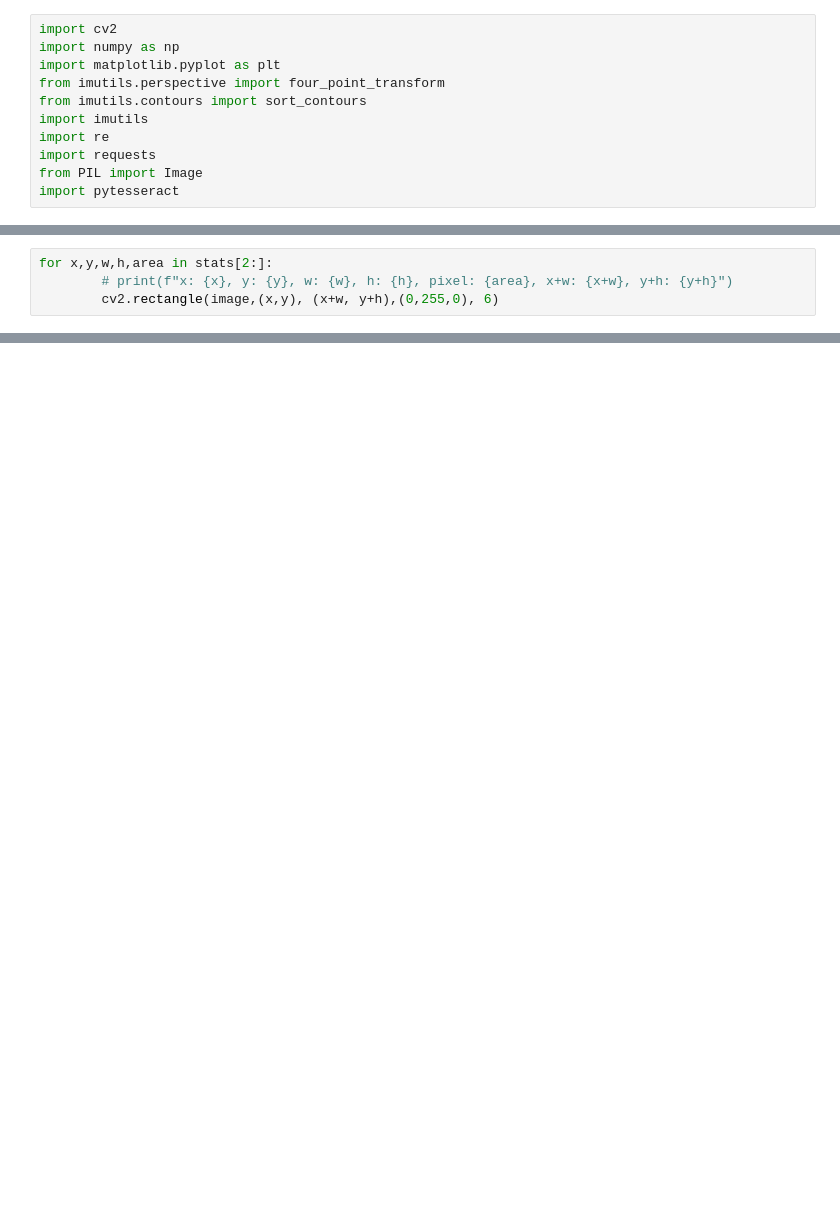
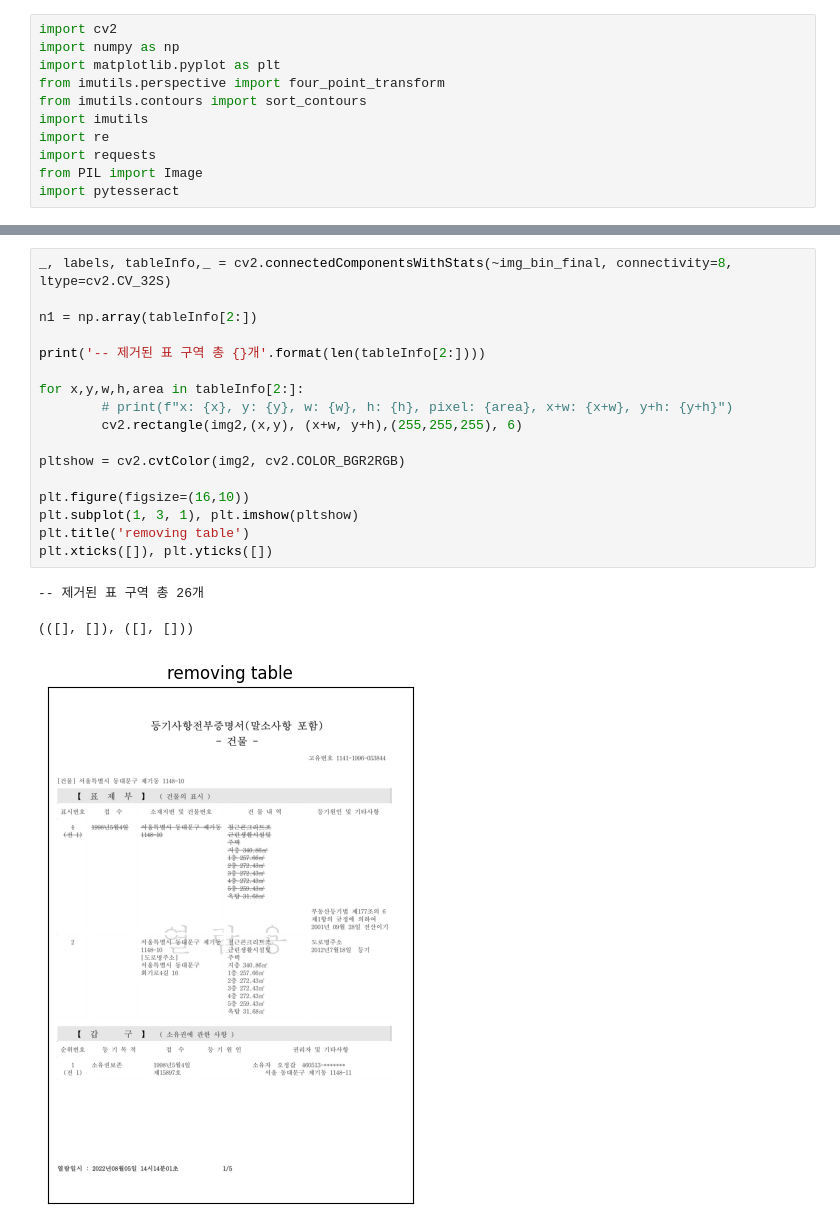
Before and after one commit to seonmin8284/realEstateOCR, a Jupyter notebook: main.ipynb, the cells around one changed output, grey strips where cells are left out. Saved outputs shown, nothing was run; the diff lists cells and outputs as text; blank space fills up the shorter version.

```diff
--- a/main.ipynb
+++ b/main.ipynb
@@ -155,4 +11,0 @@ n1 = np.array(stats[2:])
-# %%
-for x,y,w,h,area in stats[2:]:
-        # print(f"x: {x}, y: {y}, w: {w}, h: {h}, pixel: {area}, x+w: {x+w}, y+h: {y+h}")
-        cv2.rectangle(image,(x,y), (x+w, y+h),(0,255,0), 6)
@@ -537,0 +204,21 @@ if __name__ == '__main__':
+# %%
+_, labels, tableInfo,_ = cv2.connectedComponentsWithStats(~img_bin_final, connectivity=8, ltype=cv2.CV_32S)
+
+n1 = np.array(tableInfo[2:])
+
+print('-- 제거된 표 구역 총 {}개'.format(len(tableInfo[2:])))
+
+for x,y,w,h,area in tableInfo[2:]:
+        # print(f"x: {x}, y: {y}, w: {w}, h: {h}, pixel: {area}, x+w: {x+w}, y+h: {y+h}")
+        cv2.rectangle(img2,(x,y), (x+w, y+h),(255,255,255), 6)
+
+pltshow = cv2.cvtColor(img2, cv2.COLOR_BGR2RGB)
+
+plt.figure(figsize=(16,10))
+plt.subplot(1, 3, 1), plt.imshow(pltshow)
+plt.title('removing table')
+plt.xticks([]), plt.yticks([])
+# %% [output]
+-- 제거된 표 구역 총 26개
+(([], []), ([], []))
+[figure, added]
```
Also changed, not shown: parts of 43 cells of this notebook, 11 other files.
